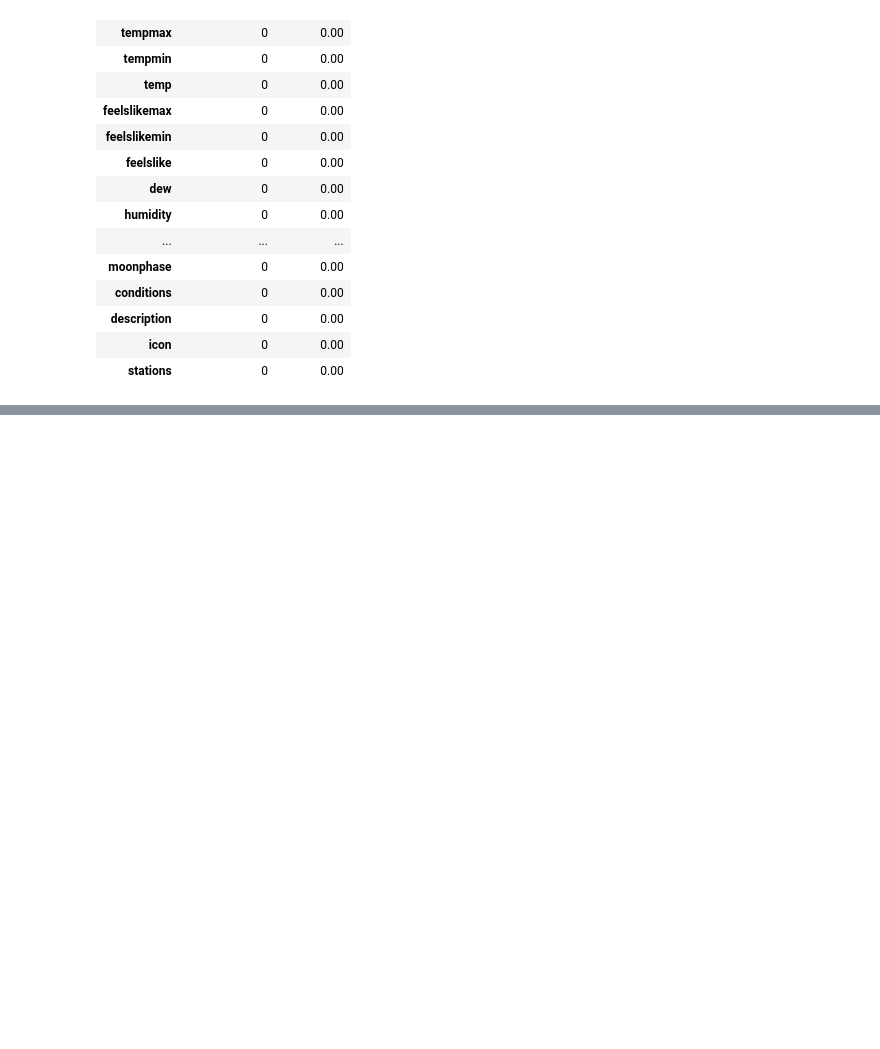
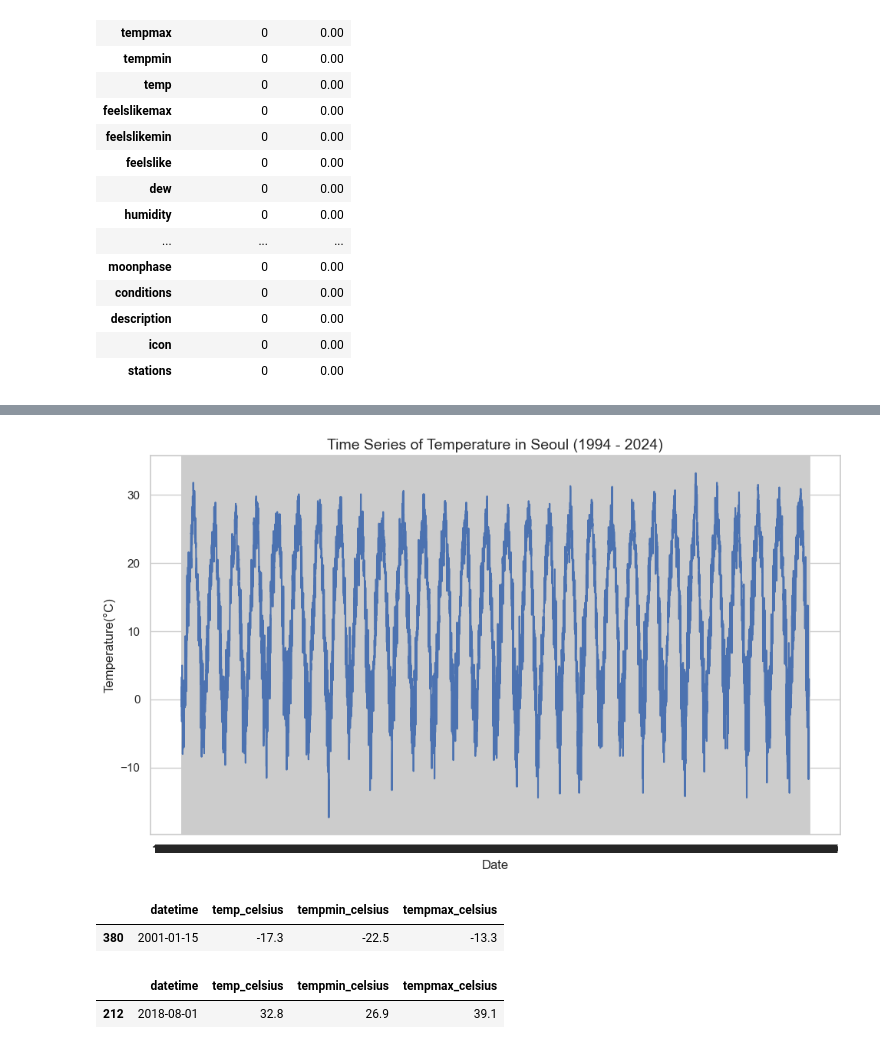
Before and after one commit to dev-jhjoo/SeoulWeatherAnalysis, a Jupyter notebook: analysis.ipynb, the cells around one changed output, grey strips where cells are left out. Drawn from its saved outputs; the diff is of its cells as text; code cells hidden in the pictures; blank space fills up the shorter version.

Commit message:
visualization start

```diff
--- a/analysis.ipynb
+++ b/analysis.ipynb
@@ -92,0 +105,19 @@ missing_data_summary.round(2)
+# %%
+# 1994-01-01 ~ 2019-12-31 까지는 화씨 데이터
+# 2020-01-01 ~ 2024-01-01 까지는 이미 섭씨 데이터 확인
+
+before_2022 = df[df['datetime'] <= '2022-01-01'].copy()
+after_2022 = df[df['datetime'] > '2022-01-01'].copy()
+
+before_2022['temp_celsius'] =  before_2022['temp'].apply(fahrenheit_to_celsius).round(1)
+before_2022['tempmax_celsius'] = before_2022['tempmax'].apply(fahrenheit_to_celsius).round(1)
+before_2022['tempmin_celsius'] = before_2022['tempmin'].apply(fahrenheit_to_celsius).round(1)
+# before_2022.head()
+
+after_2022['temp_celsius'] = after_2022['temp']
+after_2022['tempmax_celsius'] = after_2022['tempmax']
+after_2022['tempmin_celsius'] = after_2022['tempmin']
+# after_2022.head()
+df = pd.concat([before_2022, after_2022])
+df.to_csv('./data/seoul 1994-01-01 to 2024-01-01.csv', index=False)
+df.head()
@@ -92,0 +153,31 @@ missing_data_summary.round(2)
+# %%
+datetime_with_celsius = df[['datetime', 'temp_celsius']]
+
+# seaborn style 세팅
+sns.set_theme(style="whitegrid")
+
+# lineplot 생성
+plt.figure(figsize=(10, 6))
+sns.lineplot(x='datetime', y='temp_celsius', data=datetime_with_celsius)
+
+# 타이틀, 라벨 세팅
+plt.title('Time Series of Temperature in Seoul (1994 - 2024)', fontsize=14)
+plt.xlabel('Date', fontsize=12)
+plt.ylabel('Temperature(°C)', fontsize=12)
+
+# 결과 확인 및 저장
+plt.tight_layout()
+# plt.show()
+plt.savefig('./figures/seoul_temperature_1994-2024.png')
+# %% [output]
+[figure, added]
+# %%
+df[df['tempmin_celsius'] == df['tempmin_celsius'].min()][['datetime','temp_celsius','tempmin_celsius','tempmax_celsius']]
+# %% [output]
+|  | datetime | temp_celsius | tempmin_celsius | tempmax_celsius |
+| 380 | 2001-01-15 | -17.3 | -22.5 | -13.3 |
+# %%
+df[df['tempmax_celsius'] == df['tempmax_celsius'].max()][['datetime','temp_celsius','tempmin_celsius','tempmax_celsius']]
+# %% [output]
+|  | datetime | temp_celsius | tempmin_celsius | tempmax_celsius |
+| 212 | 2018-08-01 | 32.8 | 26.9 | 39.1 |
```
Also changed, not shown: parts of 11 cells of this notebook, 2 other files.
